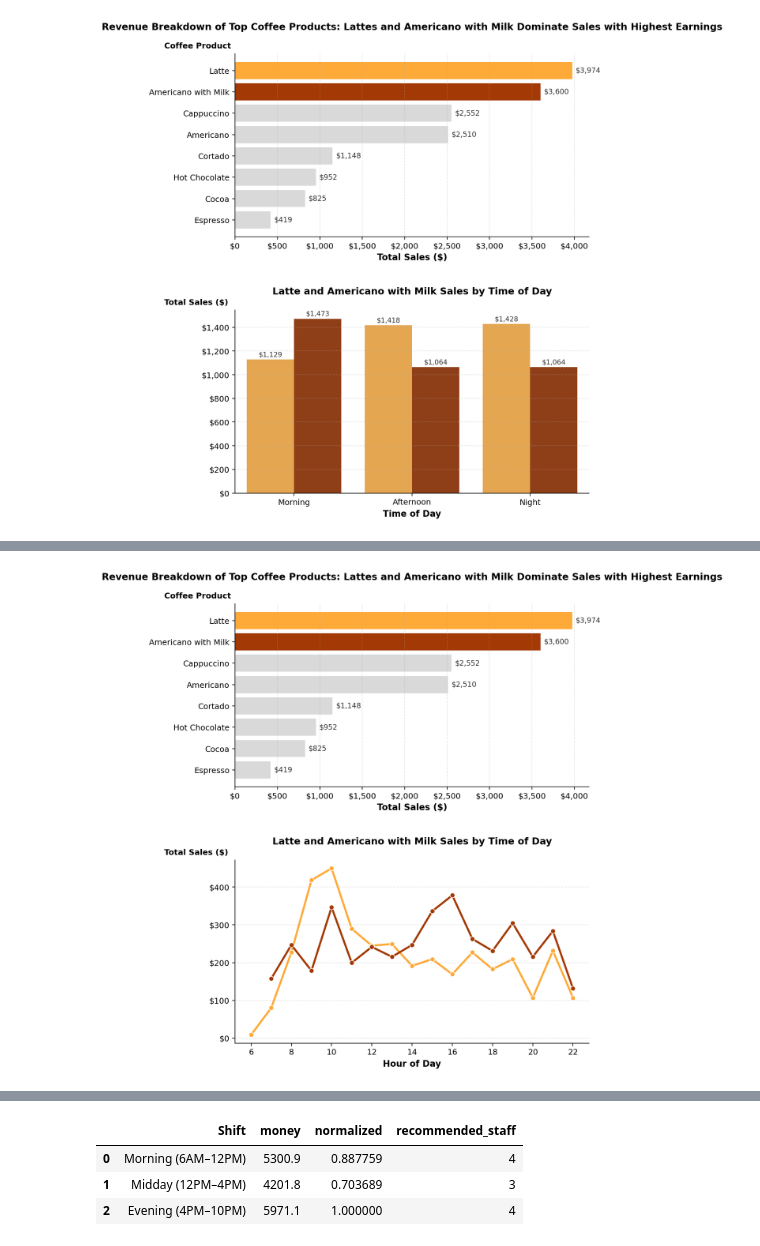
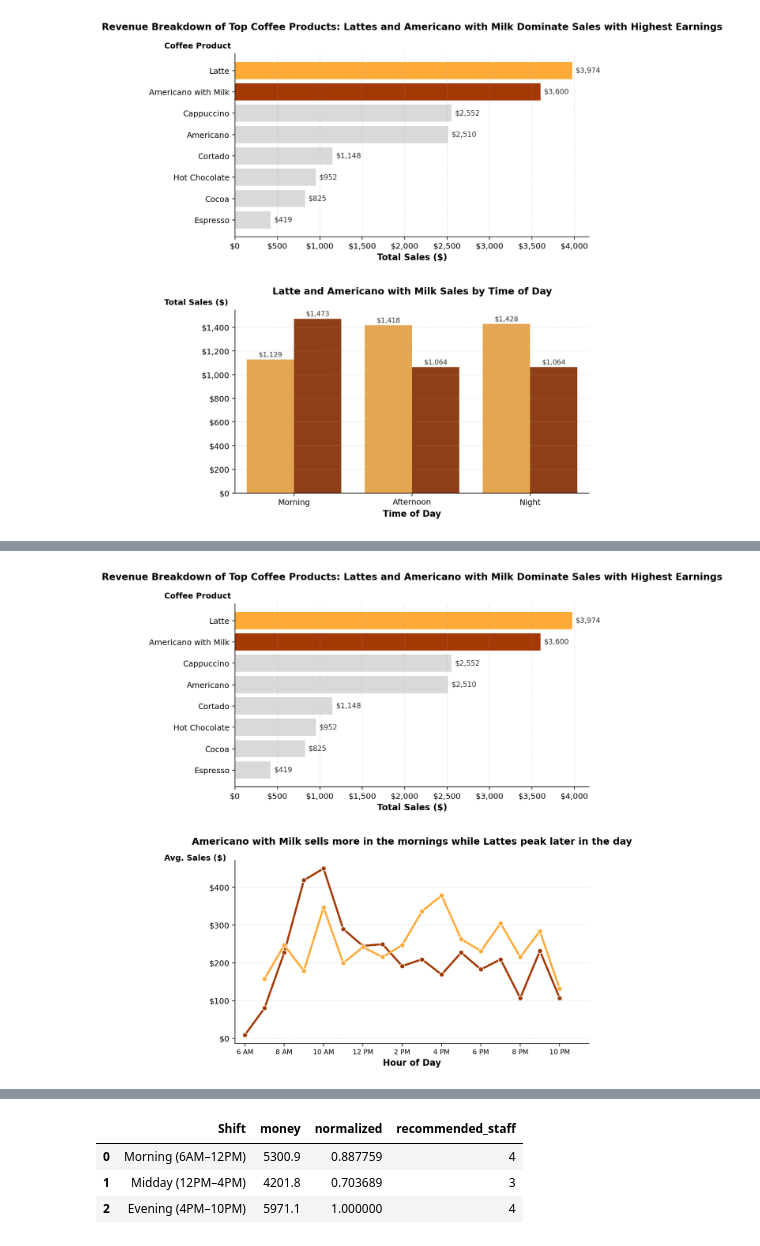
Before and after one commit to visheshgupta19/Memo-Assignment, a Jupyter notebook: memo update copy.ipynb, the cells around one changed output, grey strips where cells are left out. Saved outputs shown, nothing was run; the diff lists cells and outputs as text; code cells hidden in the pictures.

```diff
--- a/memo update copy.ipynb
+++ b/memo update copy.ipynb
@@ -872,37 +872,45 @@ sns.lineplot(
     y="Sales ($)",
     hue="Coffee",
     ax=ax2,
-    palette=[latte_color, americano_color],
+    palette=[americano_color, latte_color],
     linewidth=2.5,
     marker="o",
 )
 
 ax2.set_title(
-    "Latte and Americano with Milk Sales by Time of Day",
+    "Americano with Milk sells more in the mornings while Lattes peak later in the day",
     fontsize=12,
     fontweight="bold",
     pad=20,
 )
 ax2.text(
     -0.2,
-    1.02,
-    "Total Sales ($)",
+    0.99,
+    "Avg. Sales ($)",
     transform=ax2.transAxes,
     fontsize=10,
     ha="left",
     va="bottom",
     fontweight="bold",
 )
-
+ax2.set_xlim(OPEN_HOUR - 0.5, CLOSE_HOUR + 0.5)
+ax2.set_xticks(range(OPEN_HOUR, CLOSE_HOUR + 1, 2))
+ax2.set_xticklabels(
+    [
+        f"{h%12 or 12} {'AM' if h < 12 else 'PM'}"
+        for h in range(OPEN_HOUR, CLOSE_HOUR + 1, 2)
+    ],
+    fontsize=8.5,
+)
 ax2.set_xlabel("Hour of Day", fontsize=11, fontweight="bold")
 ax2.set_ylabel("")
 ax2.yaxis.set_major_formatter(CURRENCY)
 ax2.grid(axis="y", linestyle="--", alpha=0.3)
 ax2.spines["top"].set_visible(False)
 ax2.spines["right"].set_visible(False)
 ax2.legend_.remove()
 
 fig.tight_layout(rect=[0, 0, 1, 0.97], pad=2.0)
 plt.show()
 # %% [output]
-[figure, old version]
+[figure, new version]
```
Also changed, not shown: parts of 10 cells of this notebook, 1 other file.
